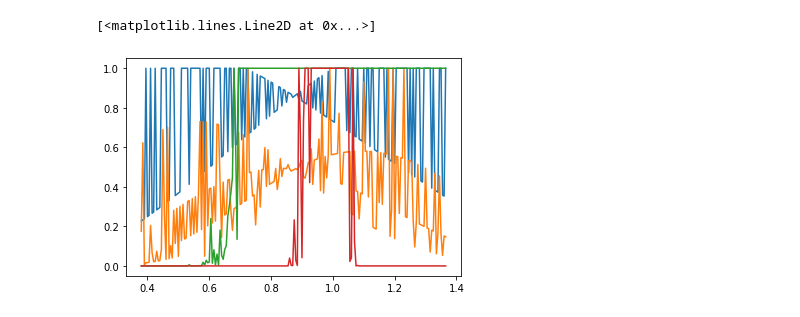
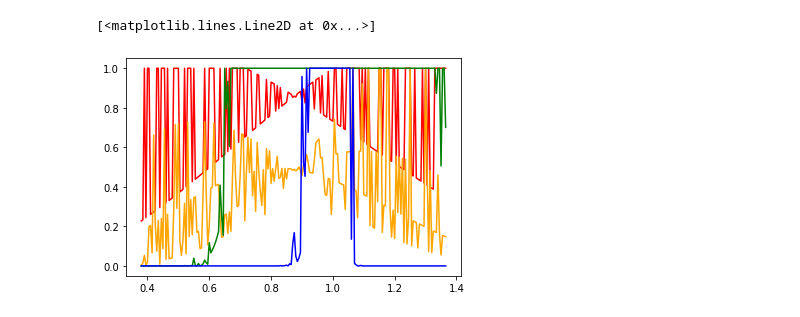
Before and after one commit to spertus/UI-TS, a Jupyter notebook: Code/stratMartExample.ipynb, the cells around one changed output. Cells and saved outputs as stored; diff of their text form; code cells hidden in the pictures.

```diff
--- a/Code/stratMartExample.ipynb
+++ b/Code/stratMartExample.ipynb
@@ -83,15 +85,15 @@ plt.plot(intersection_marts[10,50:150])
 # %%
 #the below plots are smooth if the rule is round robin, and not at all smooth if it is the intersection martingale
 #it might have to do with the fact that different samples are used for every value of theta_1_grid...
 #this doesn't happen in the R code: the contours of the intersection martingale are smooth,
 #but in that implementation there is no auxiliary randomness
 thresholded_marts = intersection_marts
 thresholded_marts[intersection_marts < 1] = 1
 all_p_values = 1/thresholded_marts
 plt.plot(theta_1_grid, all_p_values[1,:], color = 'red')
-plt.plot(theta_1_grid, all_p_values[5,:], color = 'bl')
-plt.plot(theta_1_grid, all_p_values[30,:])
-plt.plot(theta_1_grid, all_p_values[100,:])
+plt.plot(theta_1_grid, all_p_values[5,:], color = 'orange')
+plt.plot(theta_1_grid, all_p_values[30,:], color = 'green')
+plt.plot(theta_1_grid, all_p_values[100,:], color = 'blue')
 # %% [output]
 [<matplotlib.lines.Line2D at 0x...>]
-[figure, old version]
+[figure, new version]
```
Also changed, not shown: parts of 2 cells of this notebook.
